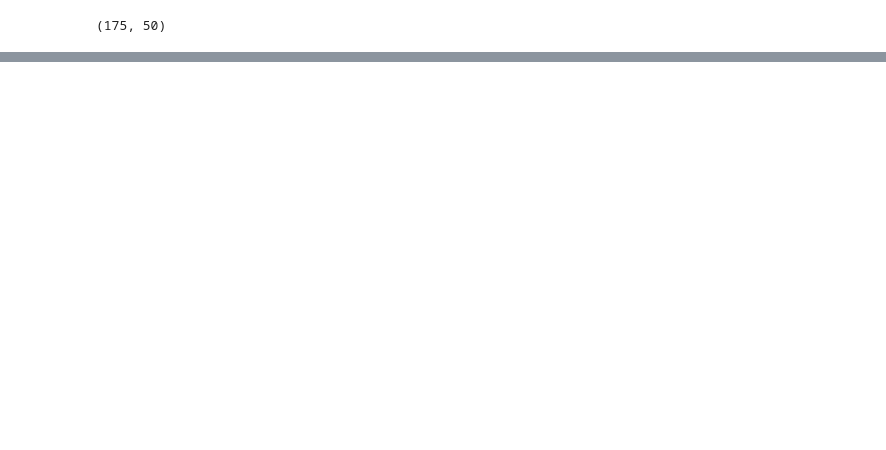
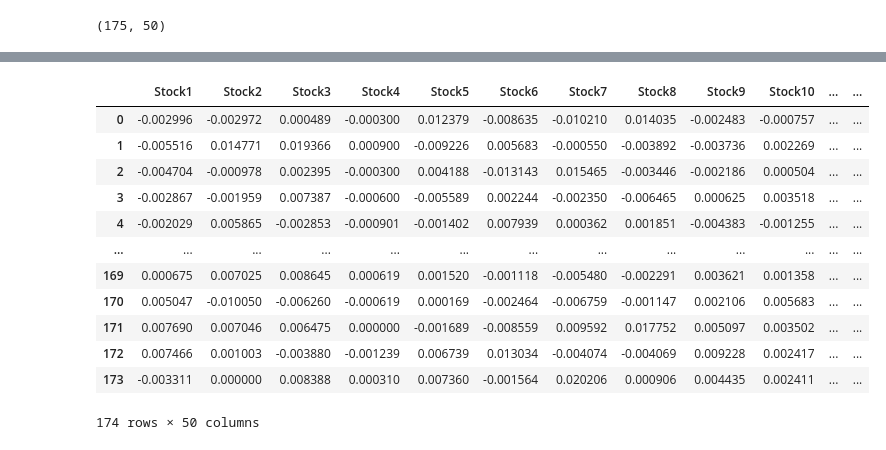
Before and after one commit to Jackil0216/Algothon-deeptrade-mf, a Jupyter notebook: Correlation.ipynb, the cells around one changed output, grey strips where cells are left out. Drawn from its saved outputs; the diff is of its cells as text; code cells hidden in the pictures; blank space fills up the shorter version.

```diff
--- a/Correlation.ipynb
+++ b/Correlation.ipynb
@@ -49,25 +74,15 @@ corr_matrix_sign = prices_ret_sign.corr()
 # %%
 # Convert correlation matrix into sorted dictionary
 
-ret_corr_dict = {}
-ret_corr_dict_log = {}
-ret_corr_dict_sign = {}
+def corr_dict(corr_matrix):
 
-for i in range(corr_matrix.shape[0]):
-    single_stock = {}
-    single_stock_log = {}
-    single_stock_sign = {}
+    corr_dict = {}
+    for i in corr_matrix.index:
+        single_stock = {}
+        for j in corr_matrix.columns:
+            if (i != j):
+                single_stock[j] = corr_matrix[i][j]
+        single_stock = sorted(single_stock.items(), key=lambda x:(x[1]), reverse=True)
+        corr_dict[str(i)] = single_stock
 
-    for j in range(len(corr_matrix[i])):
-        if (i != j):
-            single_stock[j] = corr_matrix[i][j]
-            single_stock_log[j] = corr_matrix_log[i][j]
-            single_stock_sign[j] = corr_matrix_sign[i][j]
-
-    single_stock = sorted(single_stock.items(), key=lambda x:(x[1]), reverse=True)
-    single_stock_log = sorted(single_stock_log.items(), key=lambda x:(x[1]), reverse=True)
-    single_stock_sign = sorted(single_stock_sign.items(), key=lambda x:(x[1]), reverse=True)
-
-    ret_corr_dict["Stock " + str(i)] = single_stock
-    ret_corr_dict_log["Stock " + str(i)] = single_stock_log
-    ret_corr_dict_sign["Stock " + str(i)] = single_stock_sign
+    return corr_dict
@@ -134,3 +153,22 @@ ret_corr_dict_sign
 # %%
 with open ('../data/train_logret_corr.json', 'w') as f:
     json.dump(ret_corr_dict_log, f)
+# %%
+prices_ret_log_df = pd.DataFrame.from_records(prices_ret_log)
+prices_ret_log_df.columns = ["Stock" + str(i) for i in range(1, 50+1)]
+# %%
+prices_ret_log_df
+# %% [output]
+|  | Stock1 | Stock2 | Stock3 | Stock4 | Stock5 | Stock6 | Stock7 | Stock8 | Stock9 | Stock10 | ... | ... |
+| 0 | -0.002996 | -0.002972 | 0.000489 | -0.000300 | 0.012379 | -0.008635 | -0.010210 | 0.014035 | -0.002483 | -0.000757 | ... | ... |
+| 1 | -0.005516 | 0.014771 | 0.019366 | 0.000900 | -0.009226 | 0.005683 | -0.000550 | -0.003892 | -0.003736 | 0.002269 | ... | ... |
+| 2 | -0.004704 | -0.000978 | 0.002395 | -0.000300 | 0.004188 | -0.013143 | 0.015465 | -0.003446 | -0.002186 | 0.000504 | ... | ... |
+| 3 | -0.002867 | -0.001959 | 0.007387 | -0.000600 | -0.005589 | 0.002244 | -0.002350 | -0.006465 | 0.000625 | 0.003518 | ... | ... |
+| 4 | -0.002029 | 0.005865 | -0.002853 | -0.000901 | -0.001402 | 0.007939 | 0.000362 | 0.001851 | -0.004383 | -0.001255 | ... | ... |
+| ... | ... | ... | ... | ... | ... | ... | ... | ... | ... | ... | ... | ... |
+| 169 | 0.000675 | 0.007025 | 0.008645 | 0.000619 | 0.001520 | -0.001118 | -0.005480 | -0.002291 | 0.003621 | 0.001358 | ... | ... |
+| 170 | 0.005047 | -0.010050 | -0.006260 | -0.000619 | 0.000169 | -0.002464 | -0.006759 | -0.001147 | 0.002106 | 0.005683 | ... | ... |
+| 171 | 0.007690 | 0.007046 | 0.006475 | 0.000000 | -0.001689 | -0.008559 | 0.009592 | 0.017752 | 0.005097 | 0.003502 | ... | ... |
+| 172 | 0.007466 | 0.001003 | -0.003880 | -0.001239 | 0.006739 | 0.013034 | -0.004074 | -0.004069 | 0.009228 | 0.002417 | ... | ... |
+| 173 | -0.003311 | 0.000000 | 0.008388 | 0.000310 | 0.007360 | -0.001564 | 0.020206 | 0.000906 | 0.004435 | 0.002411 | ... | ... |
+174 rows × 50 columns
```
Also changed, not shown: parts of 13 cells of this notebook.
